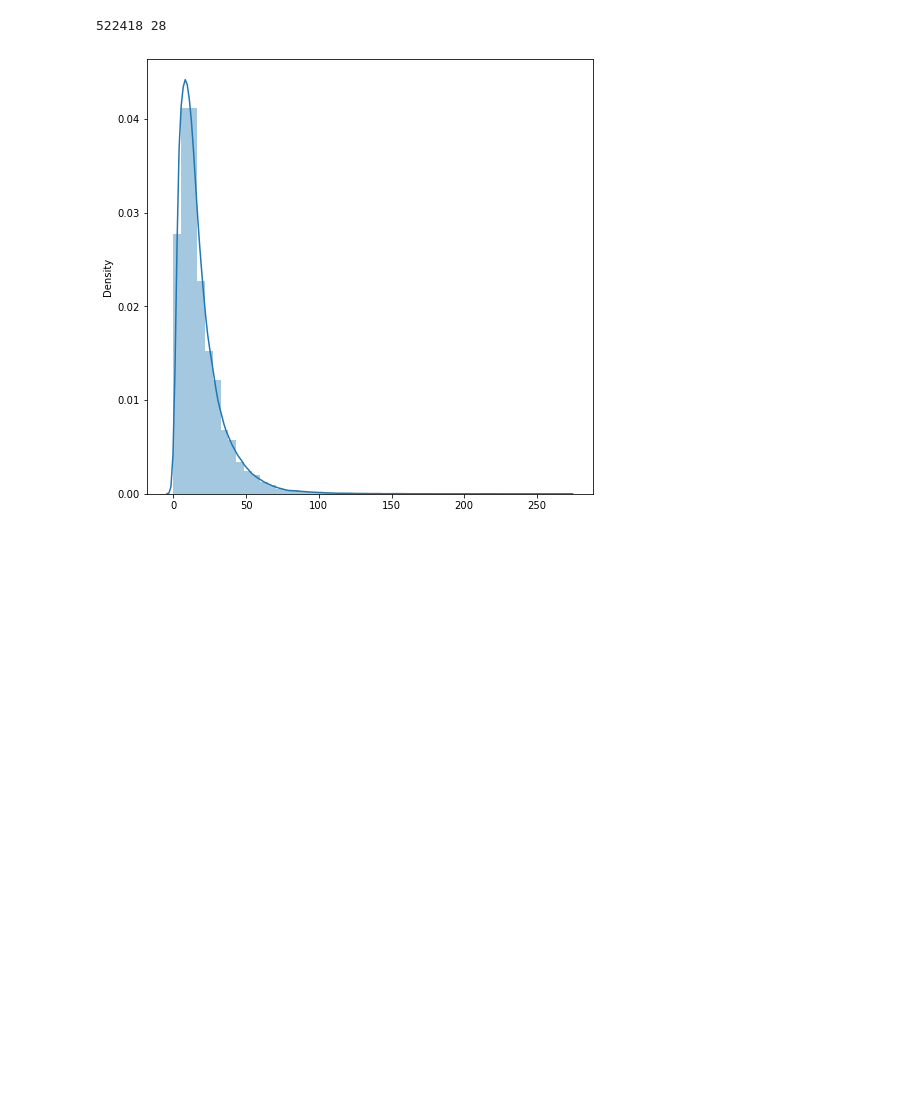
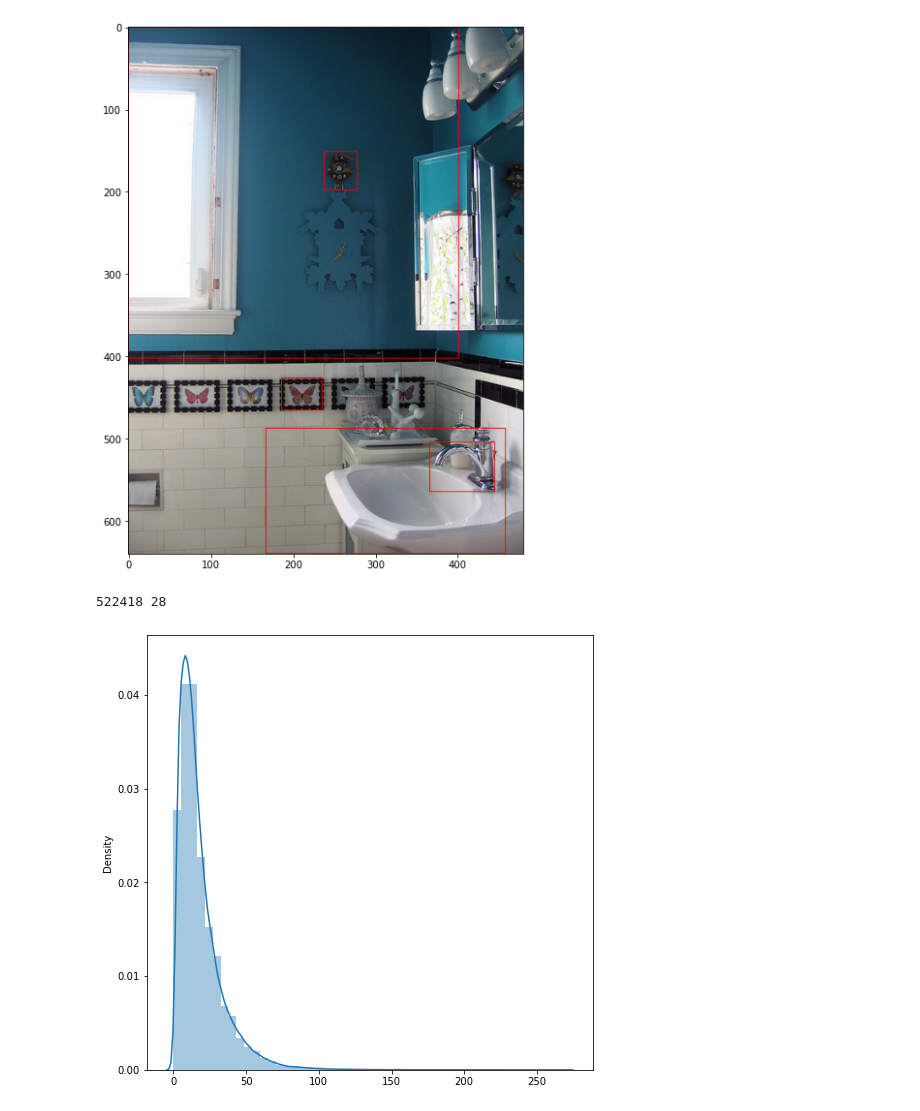
Before and after one commit to stopmosk/gikit-image-caption, a Jupyter notebook: sgg_bench/tools/mini_tsv/explore-coco-oscar_split.ipynb, the cells around one changed output. Cells and saved outputs as stored; diff of their text form; code cells hidden in the pictures; blank space fills up the shorter version.

Commit message:
Jupyter coco dataset exploration

```diff
--- a/sgg_bench/tools/mini_tsv/explore-coco-oscar_split.ipynb
+++ b/sgg_bench/tools/mini_tsv/explore-coco-oscar_split.ipynb
@@ -49,8 +63,9 @@ Mean boxes: 38.622489782587586
 # %%
 # feat_imgkeys_ar = np.array(feat_imgkeys)
-feat_dict = {img_key: nboxes_all[i] for i, img_key in enumerate(feat_imgkeys)}
+# feat_dict = {img_key: nboxes_all[i] for i, img_key in enumerate(feat_imgkeys)}
 
-ids = [318556, 116100, 379340, 134754, 538480]
-num_boxes_ids = [feat_dict[str(i)] for i in ids]
+# ids = [318556, 116100, 379340, 134754, 538480]
+
+num_boxes_ids = [oscar_props[imgkey] for imgkey in mini_props.keys() if imgkey in oscar_props.keys()]
 num_boxes_ids
 # %% [output]
@@ -57,0 +73,12 @@ num_boxes_ids
+# %%
+sel_feats = {}
+for line in tqdm(tsv_reader(tsv_feature_filename)):
+    if int(line[0]) in ids:
+        props = json.loads(line[1])
+        sel_feats[line[0]] = props['features']
+    #break
+# %%
+import io
+sel_feats_dec = {}
+for i, key in enumerate(ids):
+    sel_feats_dec[str(key)] = np.frombuffer(base64.b64decode(sel_feats[str(key)]), np.float32).reshape((num_boxes_ids[i], -1))
@@ -58,3 +98,25 @@ num_boxes_ids
+# %%
+filename = '../../../../datasets/coco_2014/images/train2014/COCO_train2014_000000' + '318556' + '.jpg'
+# %%
+plt.figure(figsize=(16,10))
+
+im = Image.open(filename)
+draw = ImageDraw.Draw(im)
+
+#for (bbox, text, conf) in ocr_all[idx]:
+#    draw_box(draw, bbox, k)
+
+for bbox in sel_feats_dec['318556'][0:5, -6:]:
+    x1 = bbox[0] * im.width
+    y1 = bbox[1] * im.height
+    x2 = bbox[2] * im.width
+    y2 = bbox[3] * im.height
+
+    draw.rectangle((x1, y1, x2, y2), outline=255)
+
+plt.imshow(im);
+# %% [output]
+[figure, added]
 # %%
 # a[0] = img_key
 # a[1] = json string
```
Also changed, not shown: parts of 8 cells of this notebook, 1 other file.
